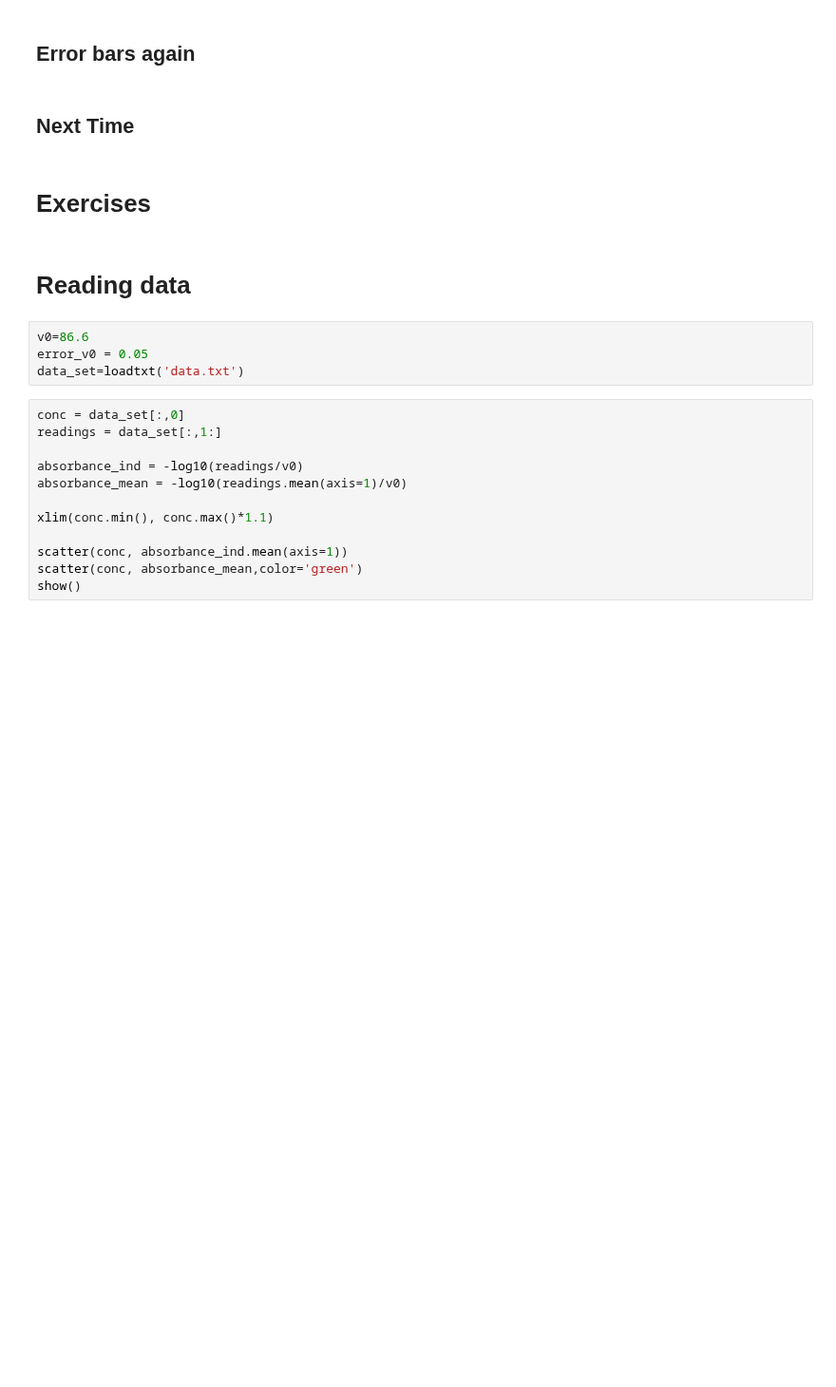
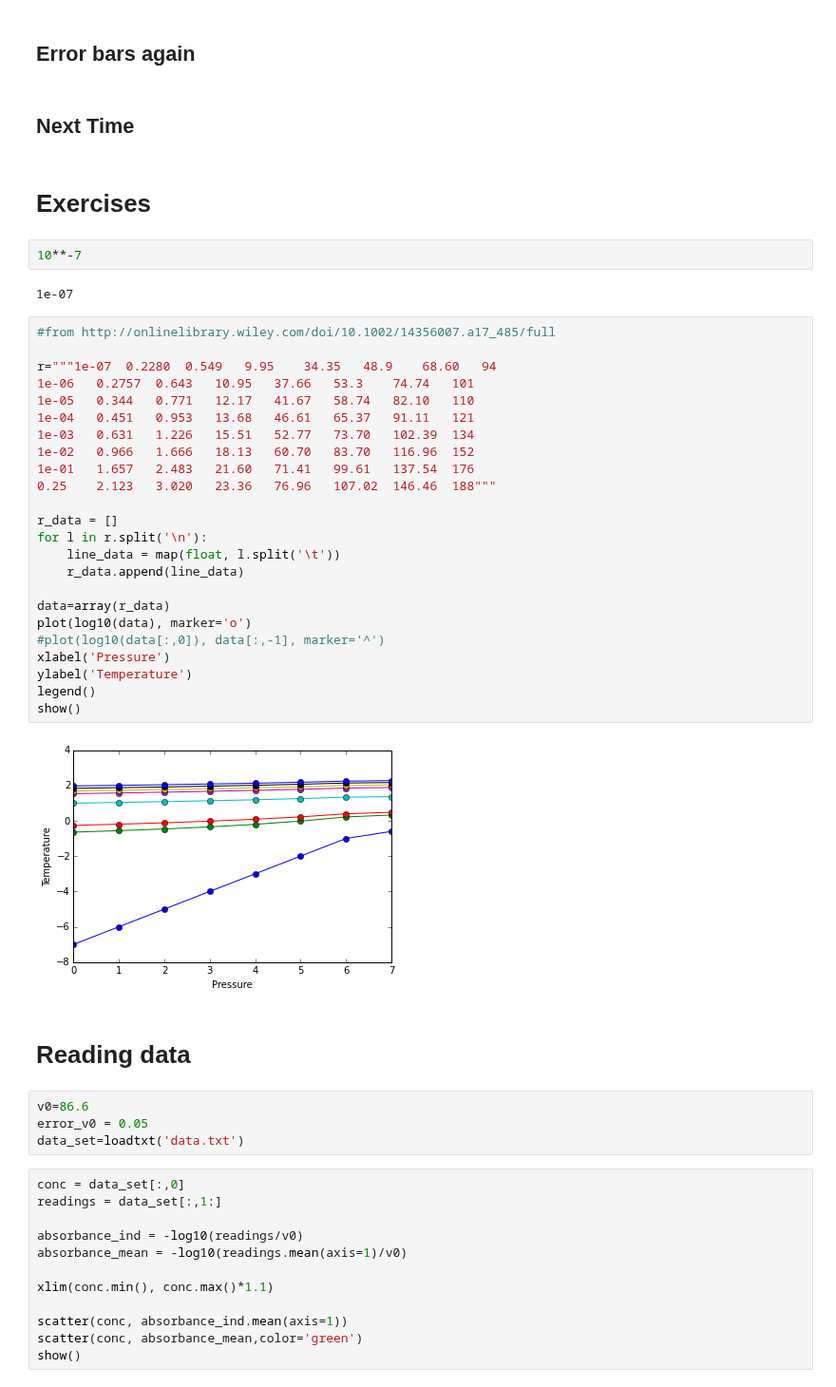
Before and after one commit to Clyde-fare/Imperial_Chem_Python, a Jupyter notebook: C_Y1/workshop2/Workshop 2.ipynb, the cells around one changed output. Shown at 95% size. Drawn from its saved outputs; the diff is of its cells as text; blank space fills up the shorter version.

```diff
--- a/C_Y1/workshop2/Workshop 2.ipynb
+++ b/C_Y1/workshop2/Workshop 2.ipynb
@@ -234,6 +533,36 @@ After the
 ## Next Time
 # %% [markdown]
 # Exercises
+# %%
+10**-7
+# %% [output]
+1e-07
+# %%
+#from http://onlinelibrary.wiley.com/doi/10.1002/14356007.a17_485/full
+
+r="""1e-07	0.2280	0.549	9.95	34.35	48.9	68.60	94
+1e-06	0.2757	0.643	10.95	37.66	53.3	74.74	101
+1e-05	0.344	0.771	12.17	41.67	58.74	82.10	110
+1e-04	0.451	0.953	13.68	46.61	65.37	91.11	121
+1e-03	0.631	1.226	15.51	52.77	73.70	102.39	134
+1e-02	0.966	1.666	18.13	60.70	83.70	116.96	152
+1e-01	1.657	2.483	21.60	71.41	99.61	137.54	176
+0.25	2.123	3.020	23.36	76.96	107.02	146.46	188"""
+
+r_data = []
+for l in r.split('\n'):
+    line_data = map(float, l.split('\t'))
+    r_data.append(line_data)
+
+data=array(r_data)
+plot(log10(data), marker='o')
+#plot(log10(data[:,0]), data[:,-1], marker='^')
+xlabel('Pressure')
+ylabel('Temperature')
+legend()
+show()
+# %% [output]
+[figure, added]
 # %% [markdown]
 # Reading data
 # %%
```
Also changed, not shown: parts of 61 cells of this notebook, 5 other files.
